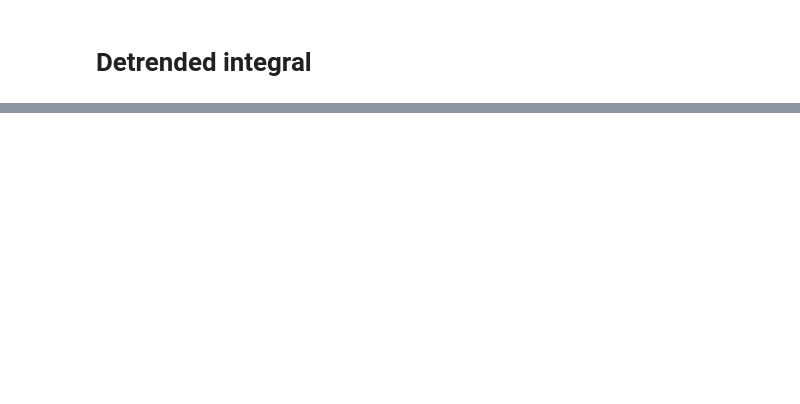
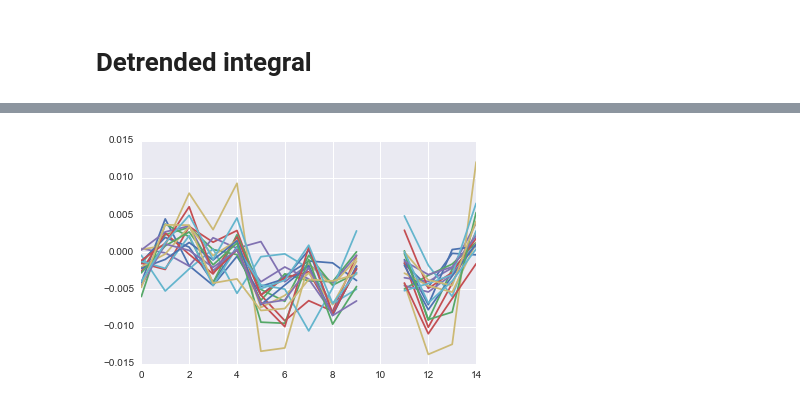
Before and after one commit to liu-annie/CaI, a Jupyter notebook: Detrended analysis.ipynb, the cells around one changed output, grey strips where cells are left out. Drawn from its saved outputs; the diff is of its cells as text; code cells hidden in the pictures; blank space fills up the shorter version.

```diff
--- a/Detrended analysis.ipynb
+++ b/Detrended analysis.ipynb
@@ -122,0 +234,6 @@ df=df[]
+# %%
+test2=pd.read_csv('C:\\Users\\Annie\\Documents\\Data\\Ca_Imaging\\GoodFiles\\160321_1\\160321_1_meanbase.csv')
+# %%
+plt.plot(test2.iloc[:,1:]);
+# %% [output]
+[figure, added]
```
Also changed, not shown: parts of 17 cells of this notebook, 4 other files.
